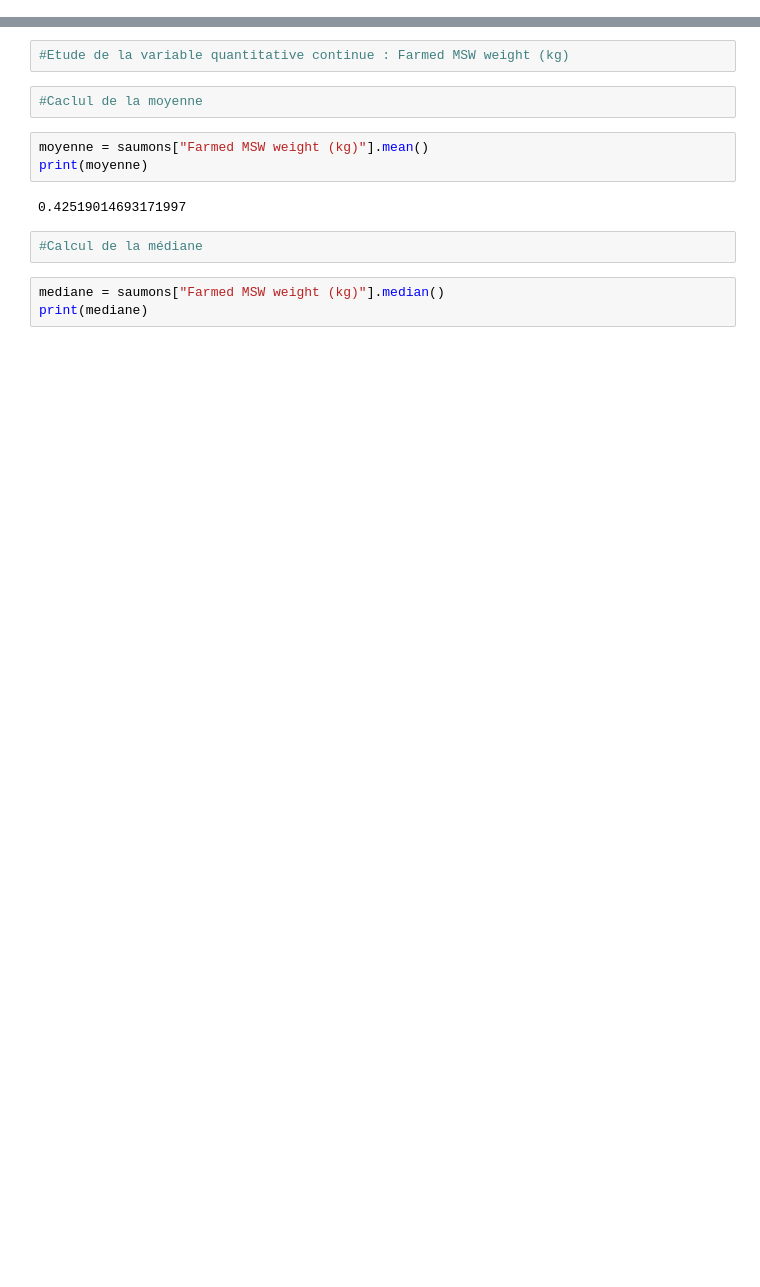
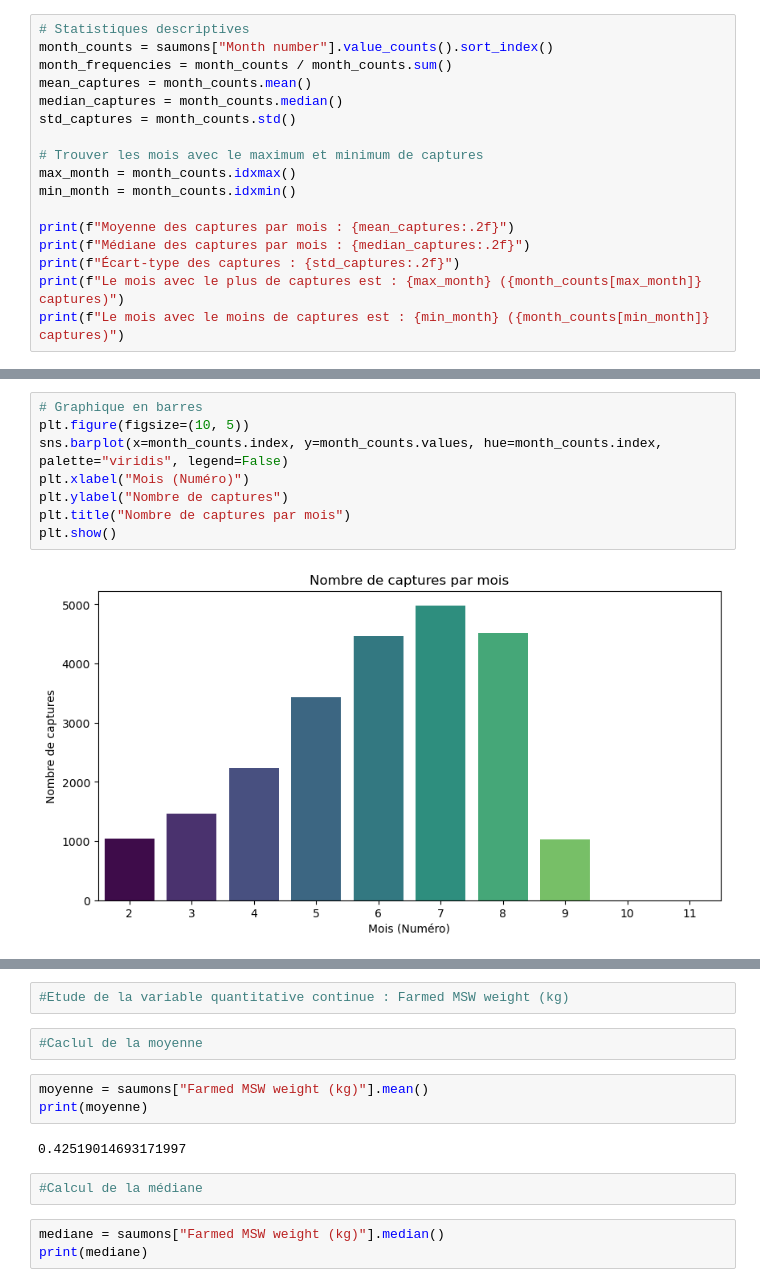
Before and after one commit to F1golfin/projet_stat, a Jupyter notebook: Etude_statistique_Saumons.ipynb, the cells around one changed output, grey strips where cells are left out. Saved outputs shown, nothing was run; the diff lists cells and outputs as text; blank space fills up the shorter version.

```diff
--- a/Etude_statistique_Saumons.ipynb
+++ b/Etude_statistique_Saumons.ipynb
@@ -41,0 +59,17 @@ Index(['District', 'District ID', 'Report order', 'Region', 'Method', 'Year',
+# %%
+# Statistiques descriptives
+month_counts = saumons["Month number"].value_counts().sort_index()
+month_frequencies = month_counts / month_counts.sum()
+mean_captures = month_counts.mean()
+median_captures = month_counts.median()
+std_captures = month_counts.std()
+
+# Trouver les mois avec le maximum et minimum de captures
+max_month = month_counts.idxmax()
+min_month = month_counts.idxmin()
+
+print(f"Moyenne des captures par mois : {mean_captures:.2f}")
+print(f"Médiane des captures par mois : {median_captures:.2f}")
+print(f"Écart-type des captures : {std_captures:.2f}")
+print(f"Le mois avec le plus de captures est : {max_month} ({month_counts[max_month]} captures)")
+print(f"Le mois avec le moins de captures est : {min_month} ({month_counts[min_month]} captures)")
@@ -41,0 +104,10 @@ Index(['District', 'District ID', 'Report order', 'Region', 'Method', 'Year',
+# %%
+# Graphique en barres
+plt.figure(figsize=(10, 5))
+sns.barplot(x=month_counts.index, y=month_counts.values, hue=month_counts.index, palette="viridis", legend=False)
+plt.xlabel("Mois (Numéro)")
+plt.ylabel("Nombre de captures")
+plt.title("Nombre de captures par mois")
+plt.show()
+# %% [output]
+[figure, added]
```
Also changed, not shown: parts of 14 cells of this notebook.
